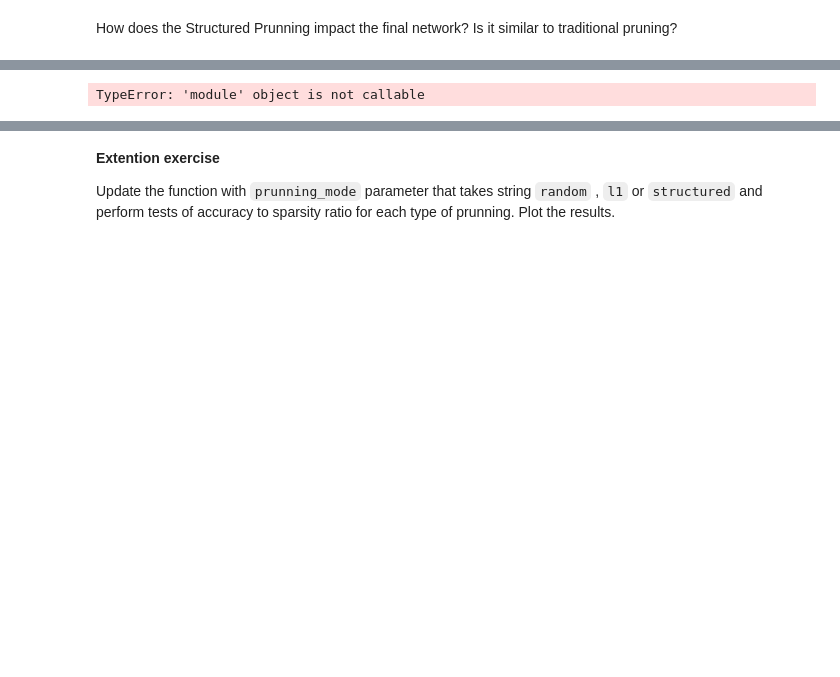
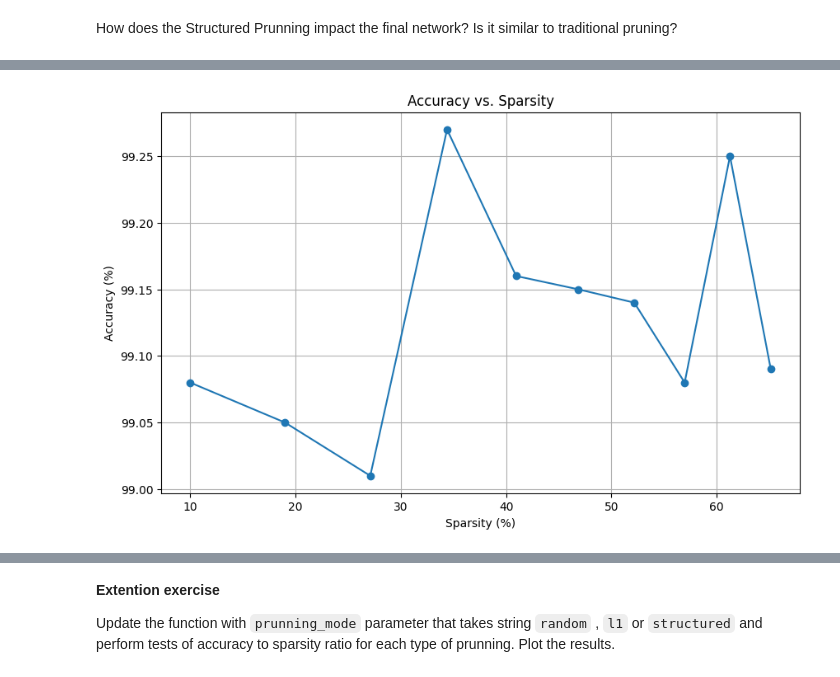
Before and after one commit to CleverLord/Wbudowane-systemy-AI, a Jupyter notebook: Lab 4 - Prunning/Lab4 - wip.ipynb, the cells around one changed output, grey strips where cells are left out. Drawn from its saved outputs; the diff is of its cells as text; code cells hidden in the pictures; blank space fills up the shorter version.

```diff
--- a/Lab 4 - Prunning/Lab4 - wip.ipynb
+++ b/Lab 4 - Prunning/Lab4 - wip.ipynb
@@ -456,35 +434,35 @@ def prune_and_train(model: torch.nn.Module,
         optimizer.zero_grad()
         pred = model(X)
         loss = criterion(pred, y)
         loss.backward()
         optimizer.step()
 
     # Evaluate with test_loader
     acc, _ = train_test_pass(model, test_loader, criterion, None)
 
     return model, loss.item(), acc, sparsity
 
 # Initialize lists to store accuracy and sparsity data
 accuracies = []
 sparsities = []
 
 # Run prune_and_train for 10 iterations
-for i in tqdm(range(10)):
+for i in tqdm.tqdm(range(10)):
     CNN_MNIST_FNC, loss, acc, sparsity = prune_and_train(
         CNN_MNIST_FNC, train_loader, test_loader, loss_fcn, optimizer_FNC, step=0.1, device=torch_device)
     accuracies.append(acc)
     sparsities.append(sparsity)
 
 # Plot accuracy vs. sparsity
 plt.figure(figsize=(10, 6))
 plt.plot(sparsities, accuracies, marker='o')
 plt.title('Accuracy vs. Sparsity')
 plt.xlabel('Sparsity (%)')
 plt.ylabel('Accuracy (%)')
 plt.grid(True)
 plt.show()
 # %% [output]
-TypeError: 'module' object is not callable
+[figure, added]
 # %%
 #plot accuracy over iterations
 plt.figure(figsize=(10, 6))
```
Also changed, not shown: parts of 5 cells of this notebook.
